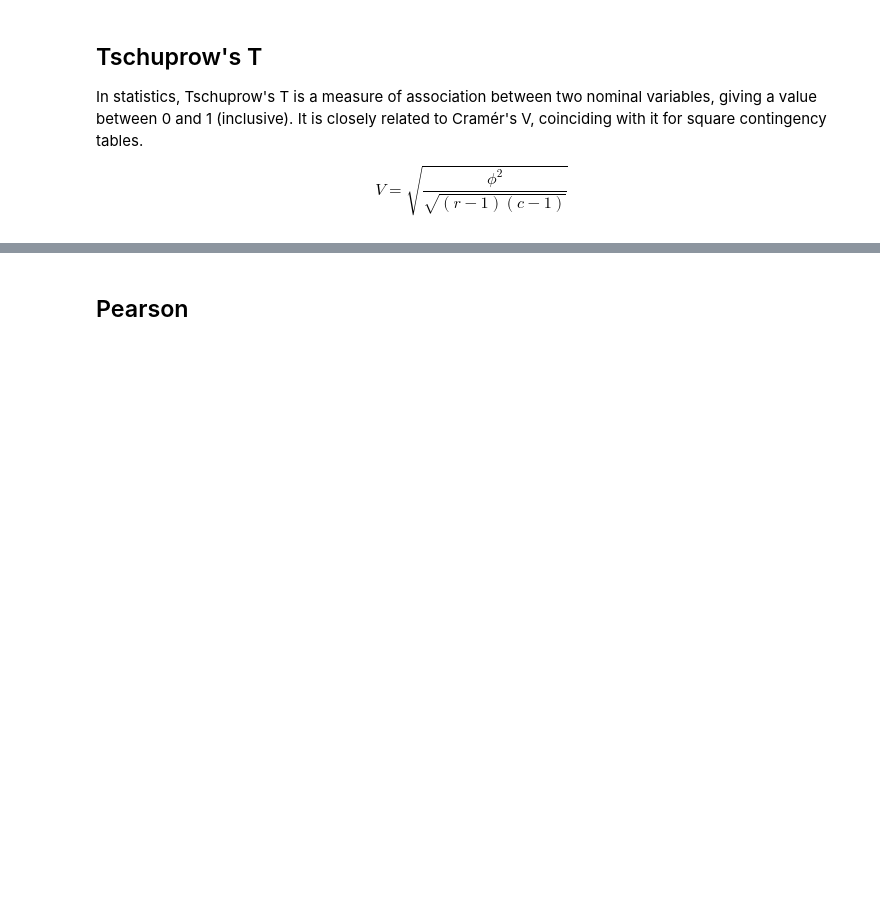
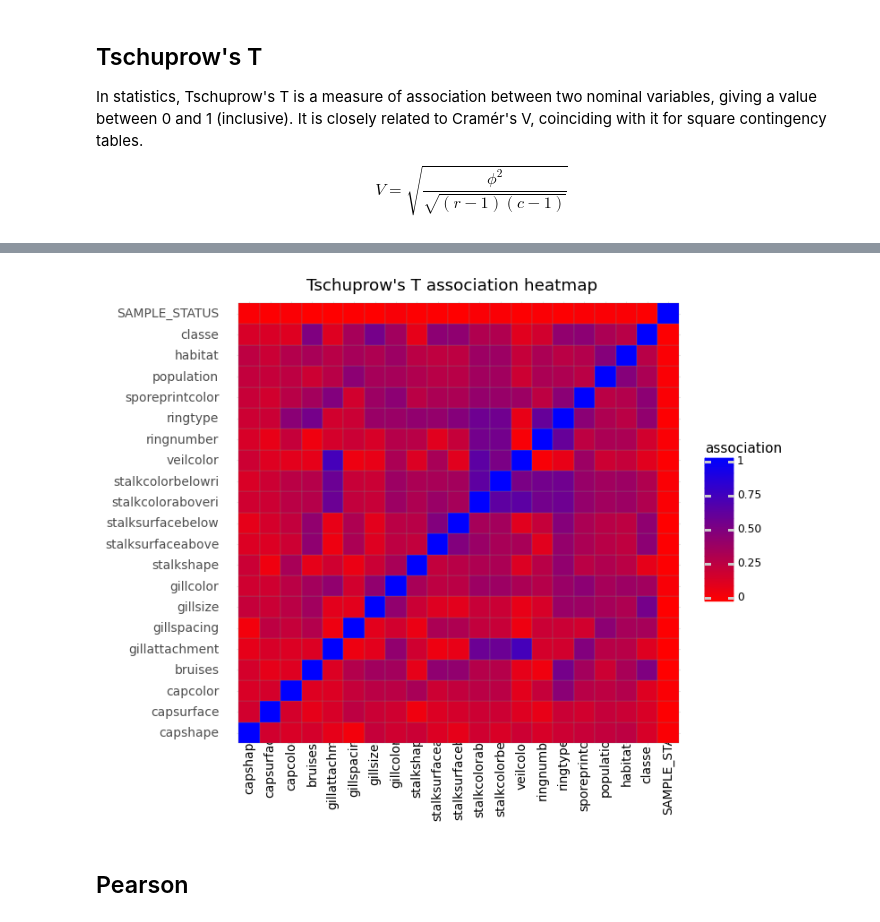
Before and after one commit to enfantbenidedieu/scientistmetrics, a Jupyter notebook: scientistmetrics.ipynb, the cells around one changed output, grey strips where cells are left out. Cells and saved outputs as stored; diff of their text form; code cells hidden in the pictures; blank space fills up the shorter version.

```diff
--- a/scientistmetrics.ipynb
+++ b/scientistmetrics.ipynb
@@ -142,7 +160,6 @@ V = \sqrt{\dfrac{\phi^{2}}{\sqrt{(r-1)(c-1)}}}
 $$
 # %%
 # Tschuprow's T
-fig,axe = plt.subplots(figsize=(12,12))
-tschuprowt = sm.scientistmetrics(df,method="tschuprow",plot=True,ax=axe)
+tschuprowt = sm.scientistmetrics(df,method="tschuprow")
 tschuprowt
 # %% [output]
@@ -165,6 +181,14 @@ tschuprowt
 | classe | 0.164223 | 0.149630 | 0.126109 | 0.501530 | 0.129200 | 0.348387 | 0.540024 | 0.373844 | 0.102019 | ... |
 | SAMPLE_STATUS | 0.015099 | 0.012954 | 0.021946 | 0.000617 | 0.002487 | 0.010697 | 0.002755 | 0.027577 | 0.008531 | ... |
 21 rows × 21 columns
+# %%
+# Heatmap
+p = sm.ggheatmap(tschuprowt,
+                 title="Tschuprow's T association heatmap",
+                 tl_cex = 10,tl_srt = 90)
+print(p)
+# %% [output]
+[figure, added]
 # %% [markdown]
 ## Pearson
 # %%
```
Also changed, not shown: parts of 11 cells of this notebook, 2 other files.
